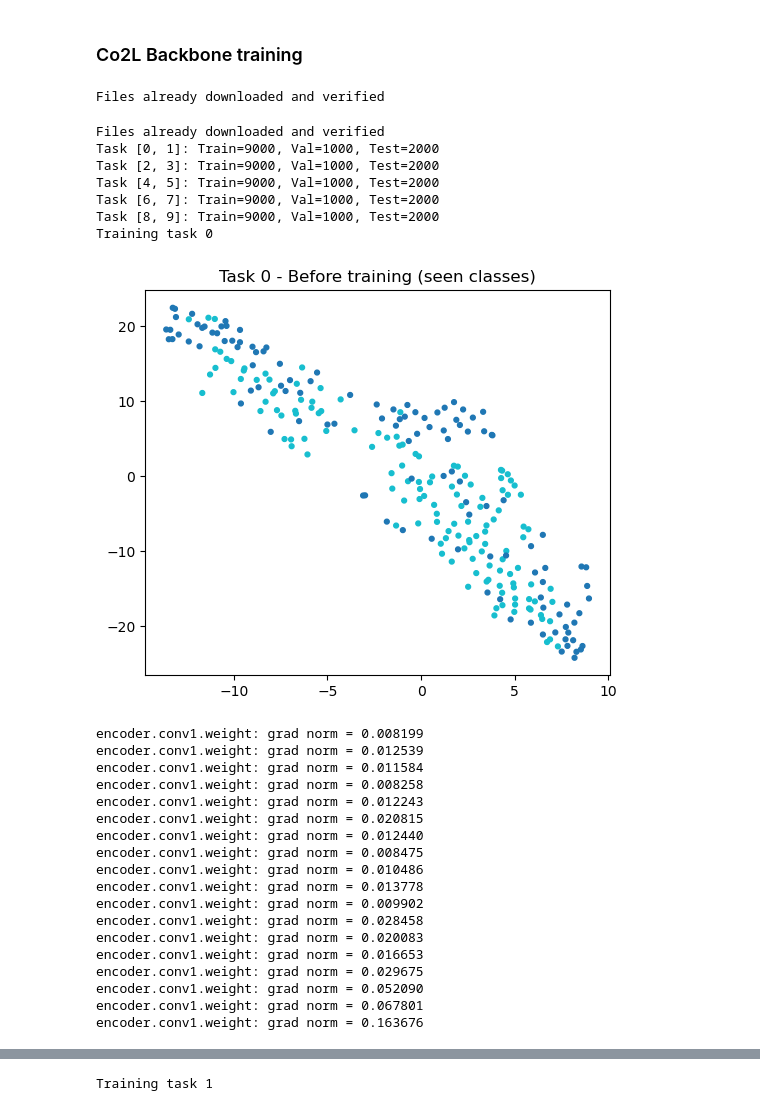
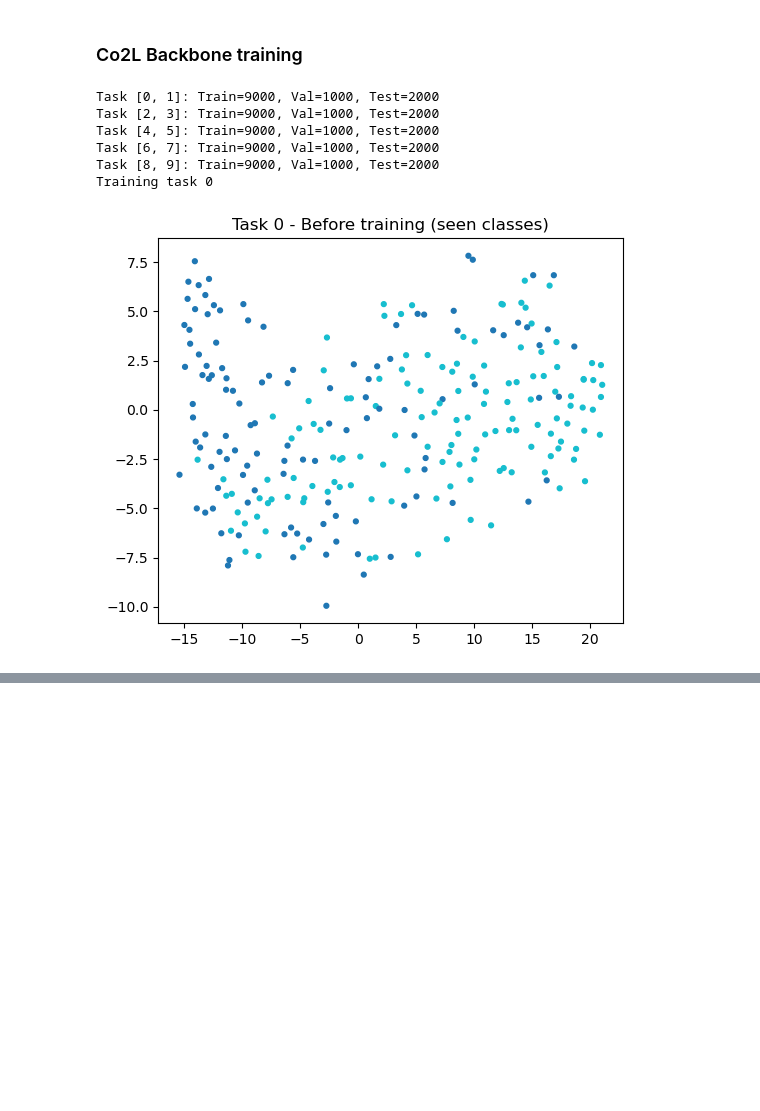
Before and after one commit to LucioLuque/Vision_Artificial_Avanzada-TP1-Continual_Learning, a Jupyter notebook: notebooks/parte43.ipynb, the cells around one changed output, grey strips where cells are left out. Cells and saved outputs as stored; diff of their text form; code cells hidden in the pictures; blank space fills up the shorter version.

```diff
--- a/notebooks/parte43.ipynb
+++ b/notebooks/parte43.ipynb
@@ -222,7 +225,7 @@ def collect_seen_samples(dataloaders, max_task_idx, max_samples_per_task=256):
 def plot_task_tsne(backbone_model, x_ref, y_ref, plot_title):
     backbone_model.eval()
     with torch.no_grad():
-        emb = backbone_model(x_ref).detach().cpu().numpy()
+        emb = backbone_model.get_projection(x_ref).detach().cpu().numpy()
     y_np = y_ref.detach().cpu().numpy()
 
     if emb.shape[0] < 2:
@@ -239,7 +242,7 @@ def plot_task_tsne(backbone_model, x_ref, y_ref, plot_title):
 
 deterministic(42)
 title = "Co2L"
-epochs = 5
+epochs = 200
 batch_size = 512
 buffer_size = 1000
 buffer_batch_size = batch_size // 4
@@ -248,10 +251,11 @@ distill_tau_s = 0.2
 distill_tau_t = 0.01
 tsne_samples_per_task = 256
 
-backbone = BackBone().to(device)
-optimizer = torch.optim.SGD(backbone.parameters(), lr=0.3, momentum=0.9, weight_decay=1e-4)
+backbone = torch.compile(BackBone().to(device), dynamic=True) # Supuestamente va mas rapido pero creo que no cambia nada
+
+optimizer = torch.optim.SGD(backbone.parameters(), lr=0.5, momentum=0.9, weight_decay=1e-4)
 scheduler = torch.optim.lr_scheduler.CosineAnnealingLR(optimizer, T_max=epochs)
-supcon_criterion = SupConLoss(tau=0.5)
+supcon_criterion = SupConLoss(tau=0.07)
 
 view_transform = v2.Compose([
     v2.RandomResizedCrop(size=(32, 32), scale=(0.6, 1.0)),
@@ -259,7 +263,7 @@ view_transform = v2.Compose([
     RandAugment(num_ops=2, magnitude=9),
 ]).to(device)
 
-dataloaders = get_data_loaders(batch_size=batch_size)
+dataloaders = get_data_loaders(batch_size=batch_size, num_workers=0)
 buffer = ReplayBuffer(buffer_size)
 prev_backbone = None
 
@@ -315,69 +319,39 @@ for task in range(len(dataloaders)):
             anchor_mask = torch.zeros(2 * N_all, dtype=torch.bool, device=device)
             anchor_mask[:N_cur] = True               # view1 of current task
             anchor_mask[N_all:N_all + N_cur] = True  # view2 of current task
-            # print(f"N_cur={N_cur}, N_all={N_all}, anchors={anchor_mask.sum().item()} / {len(anchor_mask)}")
-            # Should print: anchors = 2*N_cur / 2*N_all
 
             projections = backbone.get_projection(x_two_views)
             loss = supcon_criterion(projections, class_labels, anchor_mask=anchor_mask)
-            # print(f"SupCon Loss: {loss.item():.4f}")
 
             if prev_backbone is not None:
                 with torch.no_grad():
                     prev_projections = prev_backbone.get_projection(x_two_views)
                 d_loss = distill_criterion(
                     projections,
                     prev_projections,
                     tau_s=distill_tau_s,
                     tau_t=distill_tau_t,
                 )
-                # print(f"Distill Loss: {d_loss.item():.4f}")
                 loss = loss + lambda_ * d_loss
 
             optimizer.zero_grad()
             loss.backward()
-            for name, param in backbone.named_parameters():
-                if param.grad is not None:
-                    print(f"{name}: grad norm = {param.grad.norm().item():.6f}")
-                    break
-                else:
-                    print("NO GRADIENTS ANYWHERE")
             optimizer.step()
             pbar.set_postfix(loss=float(loss.item()))
 
         scheduler.step()
 
     plot_task_tsne(backbone, x_ref, y_ref, f"Task {task} - After training (seen classes)")
 
     prev_backbone = copy.deepcopy(backbone).eval()
     buffer.update(train_data)
 
 backbone.save(f"../models/weights/{title}_Backbone.pth")
 # %% [output]
-Files already downloaded and verified
+Task [0, 1]: Train=9000, Val=1000, Test=2000
+Task [2, 3]: Train=9000, Val=1000, Test=2000
+Task [4, 5]: Train=9000, Val=1000, Test=2000
+Task [6, 7]: Train=9000, Val=1000, Test=2000
+Task [8, 9]: Train=9000, Val=1000, Test=2000
+Training task 0
-Files already downloaded and verified
-Task [0, 1]: Train=9000, Val=1000, Test=2000
-Task [2, 3]: Train=9000, Val=1000, Test=2000
-Task [4, 5]: Train=9000, Val=1000, Test=2000
-Task [6, 7]: Train=9000, Val=1000, Test=2000
-Task [8, 9]: Train=9000, Val=1000, Test=2000
-Training task 0
-[figure, old version]
+[figure, new version]
-encoder.conv1.weight: grad norm = 0.008199
-encoder.conv1.weight: grad norm = 0.012539
-encoder.conv1.weight: grad norm = 0.011584
-encoder.conv1.weight: grad norm = 0.008258
-encoder.conv1.weight: grad norm = 0.012243
-encoder.conv1.weight: grad norm = 0.020815
-encoder.conv1.weight: grad norm = 0.012440
-encoder.conv1.weight: grad norm = 0.008475
-encoder.conv1.weight: grad norm = 0.010486
-encoder.conv1.weight: grad norm = 0.013778
-encoder.conv1.weight: grad norm = 0.009902
-encoder.conv1.weight: grad norm = 0.028458
-encoder.conv1.weight: grad norm = 0.020083
-encoder.conv1.weight: grad norm = 0.016653
-encoder.conv1.weight: grad norm = 0.029675
-encoder.conv1.weight: grad norm = 0.052090
-encoder.conv1.weight: grad norm = 0.067801
-encoder.conv1.weight: grad norm = 0.163676
@@ -457 +357,0 @@ encoder.conv1.weight: grad norm = 0.149265
-Training task 1
```
Also changed, not shown: parts of 2 cells of this notebook, 2 other files.
